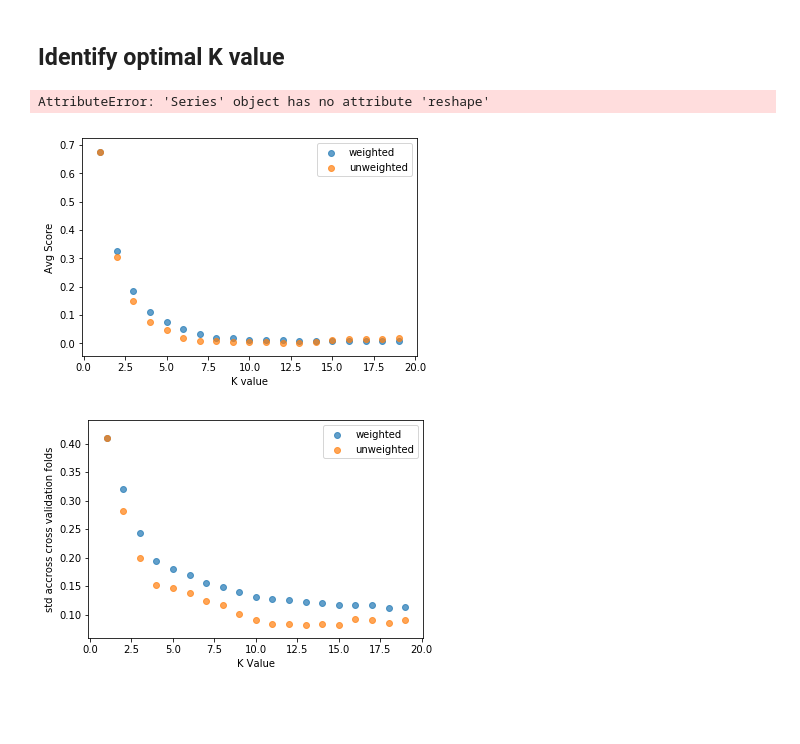
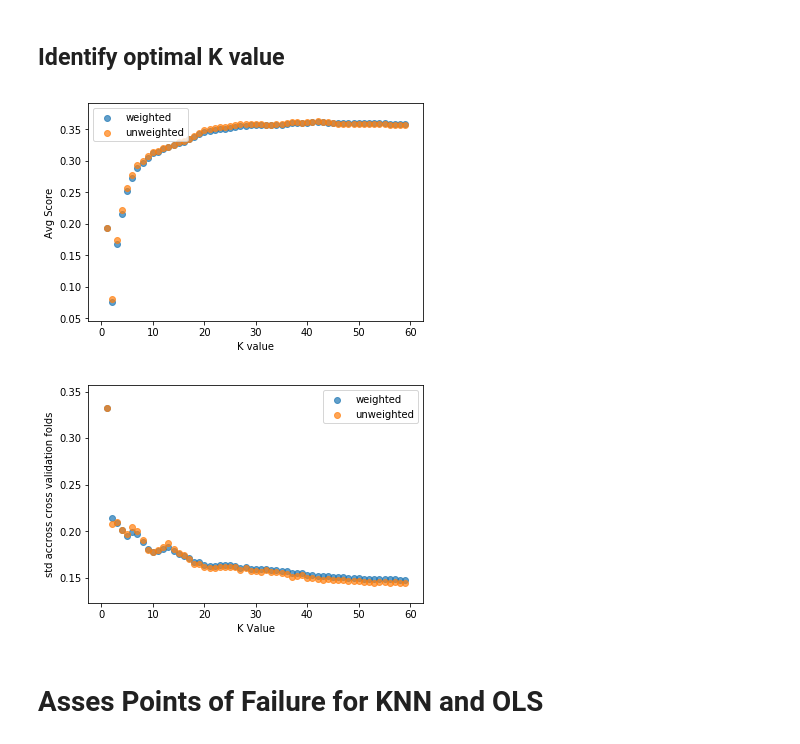
Before and after one commit to davidnmora/thinkful, a Jupyter notebook: KNN 3.1/3.1.4 Challenge - KNN vs OLS Model Comparison.ipynb, the cells around one changed output. Saved outputs shown, nothing was run; the diff lists cells and outputs as text; code cells hidden in the pictures; blank space fills up the shorter version.

```diff
--- a/KNN 3.1/3.1.4 Challenge - KNN vs OLS Model Comparison.ipynb
+++ b/KNN 3.1/3.1.4 Challenge - KNN vs OLS Model Comparison.ipynb
@@ -57,2 +51,6 @@ df
 # %%
+df = pd.read_csv('seda_gender_achievement_gaps_june2018.csv')
 df = df.rename(lambda c: c.replace(' ', '_').replace('-', '').replace('(', '').replace(')', ''), axis='columns')
+is_reliable = 'Reliable_District_Gap_Estimate;_District_has_>200_Male/Female_Students_per_Grade'
+df = df[df[is_reliable] == 1]
+df.reset_index(inplace=True) # df was indexed starting at 1, we want to start at 0
@@ -102,0 +80,6 @@ df.plot.scatter(math_gap, f['income'], s=0.1)
+# %%
+from sklearn import preprocessing
+min_max_scaler = preprocessing.MinMaxScaler()
+df.dropna(subset=features, inplace=True)
+scaled = min_max_scaler.fit_transform(df[features])
+df[features] = pd.DataFrame(scaled, columns=features)
@@ -102,0 +105,28 @@ df.plot.scatter(math_gap, f['income'], s=0.1)
+# %%
+# Make the scatterplot matrix
+# Set the default plot aesthetics to be prettier.
+sns.set_style("white")
+
+# Because the variables can only take integer values between 0 and 10, points
+# on the scatterplot will hide one another. To better see all the points, we
+# create a dataframe of random noise (or "jitter") and add it only when plotting.
+
+# Make a copy of the data to add jitter to and plot.
+df_jittered = df.loc[:, np.append(features, math_gap)].dropna()
+# Making the random noise.
+jitter = pd.DataFrame(
+    np.random.uniform(-.3, .3, size=(df_jittered.shape)),
+    columns=df_jittered.columns
+)
+# Combine the data and the noise.
+df_jittered = df_jittered.add(jitter)
+
+# Declare that you want to make a scatterplot matrix.
+g = sns.PairGrid(df_jittered.dropna(), diag_sharey=False)
+# Scatterplot.
+g.map_upper(plt.scatter, alpha=.01)
+# Fit line summarizing the linear relationship of the two variables.
+g.map_lower(sns.regplot, scatter_kws=dict(alpha=0))
+# Give information about the univariate distributions of the variables.
+g.map_diag(sns.kdeplot, lw=3)
+plt.show()
@@ -159,41 +202,37 @@ def test_KNNs(k, scores, std, scores_w, std_w, X, Y, print_info=False):
     std += [abs(score.std())]
     scores_w += [abs(score_w.mean())]
     std_w += [abs(score_w.std())]
+    return knn, knn_w
 # %% [markdown]
 ## Identify optimal K value
-# %%
-from sklearn.preprocessing import MinMaxScaler
-scaler = MinMaxScaler()
-scaled_ages = scaler.fit_transform(df[f['income']].reshape(-1, 1))
-print(scaled_ages)
-# %% [output]
-AttributeError: 'Series' object has no attribute 'reshape'
 # %%
 scores = []
 scores_w = []
 std = []
 std_w = []
 X = df[features]
 Y = df[math_gap]
-k_range = range(1, 20)
+k_range = range(1, 60)
 for k in k_range:
     test_KNNs(k, scores, std, scores_w, std_w, X, Y)
 
 w = plt.scatter(k_range, scores_w, label='weighted', alpha=0.7)
 plt.ylabel('score')
 plt.xlabel('K value')
 u = plt.scatter(k_range, scores, label='unweighted', alpha=0.7)
 plt.ylabel('Avg Score')
 plt.legend()
 plt.show()
 
 # std
 w = plt.scatter(k_range, std_w, label='weighted', alpha=0.7)
 plt.ylabel('std accross cross validation folds')
 plt.xlabel('K Value')
 u = plt.scatter(k_range, std, label='unweighted', alpha=0.7)
 plt.legend()
 plt.show()
 # %% [output]
-[figure, old version]
+[figure, new version]
-[figure, old version]
+[figure, new version]
+# %% [markdown]
+# Asses Points of Failure for KNN and OLS
```
Also changed, not shown: parts of 18 cells of this notebook, 2 other files.
